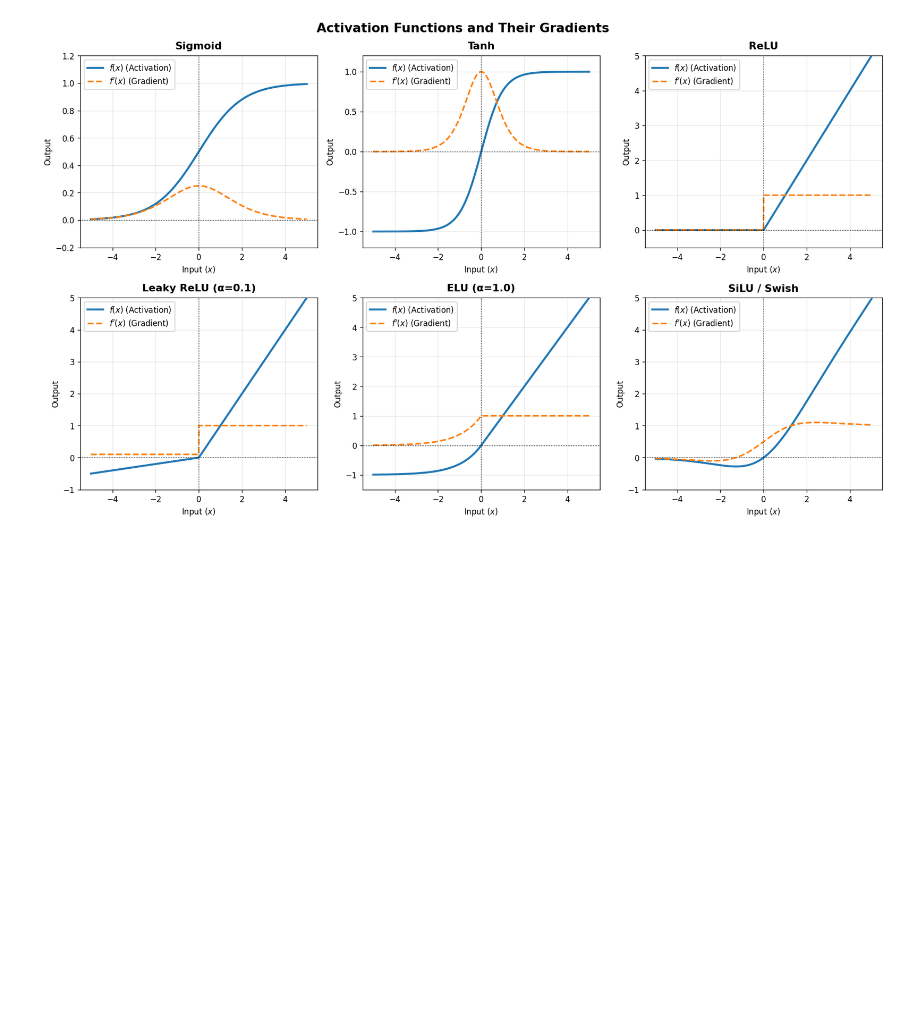
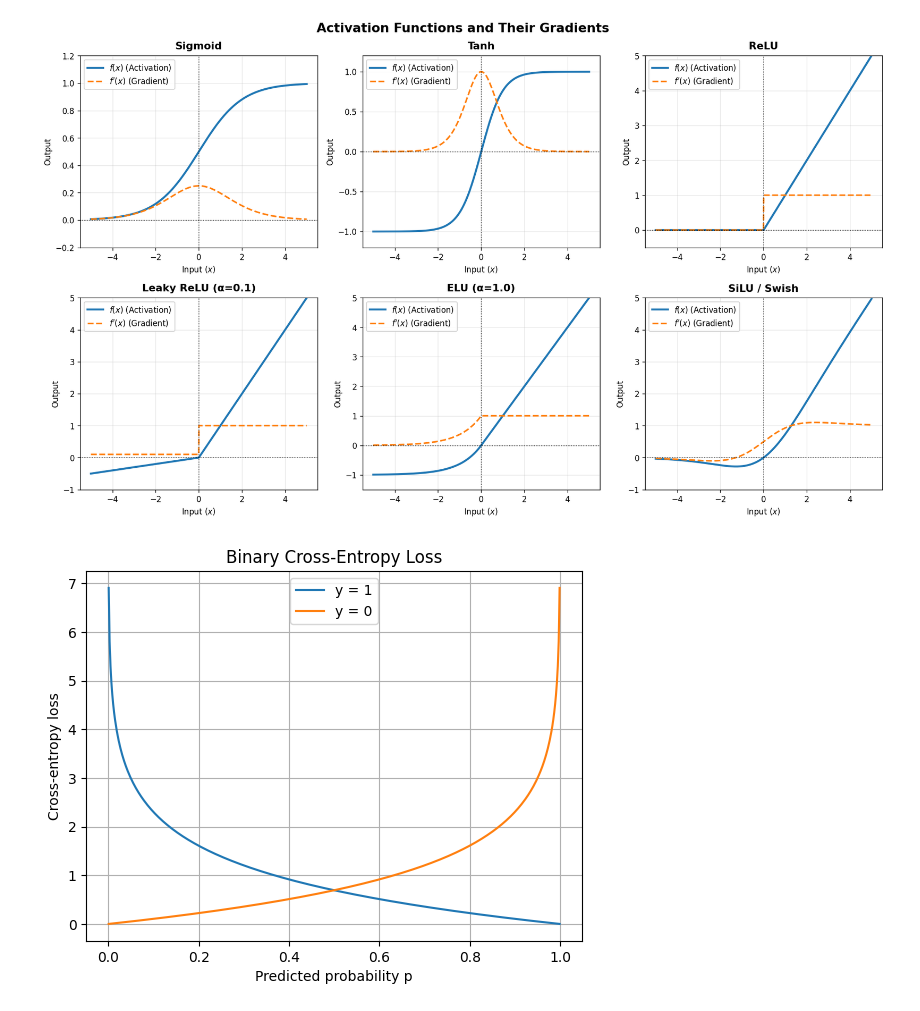
Before and after one commit to madhankumar003/HTIC_Practice_codes, a Jupyter notebook: Day_3.ipynb, the cells around one changed output. Saved outputs shown, nothing was run; the diff lists cells and outputs as text; code cells hidden in the pictures; blank space fills up the shorter version.

```diff
--- a/Day_3.ipynb
+++ b/Day_3.ipynb
@@ -173,3 +173,27 @@ plt.tight_layout()
 plt.show()
 # %% [output]
 [figure]
+# %%
+import numpy as np
+import matplotlib.pyplot as plt
+
+def binary_cross_entropy(y, p):
+    return -(y * np.log(p) + (1 - y) * np.log(1 - p))
+# %%
+p = np.linspace(0.001, 0.999, 500)
+# %%
+loss_y1 = binary_cross_entropy(1, p)
+loss_y0 = binary_cross_entropy(0, p)
+
+plt.plot(p, loss_y1, label="y = 1")
+plt.plot(p, loss_y0, label="y = 0")
+
+plt.xlabel("Predicted probability p")
+plt.ylabel("Cross-entropy loss")
+plt.title("Binary Cross-Entropy Loss")
+
+plt.legend()
+plt.grid()
+plt.show()
+# %% [output]
+[figure, added]
```
